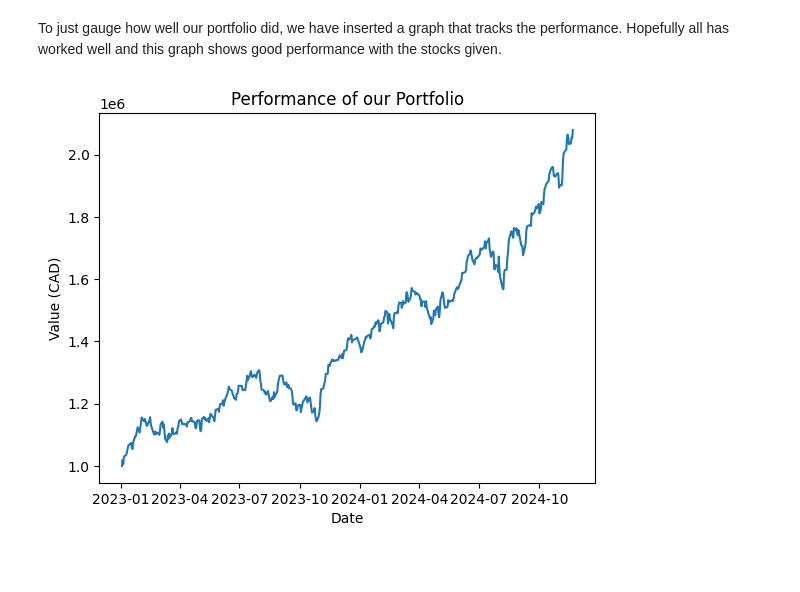
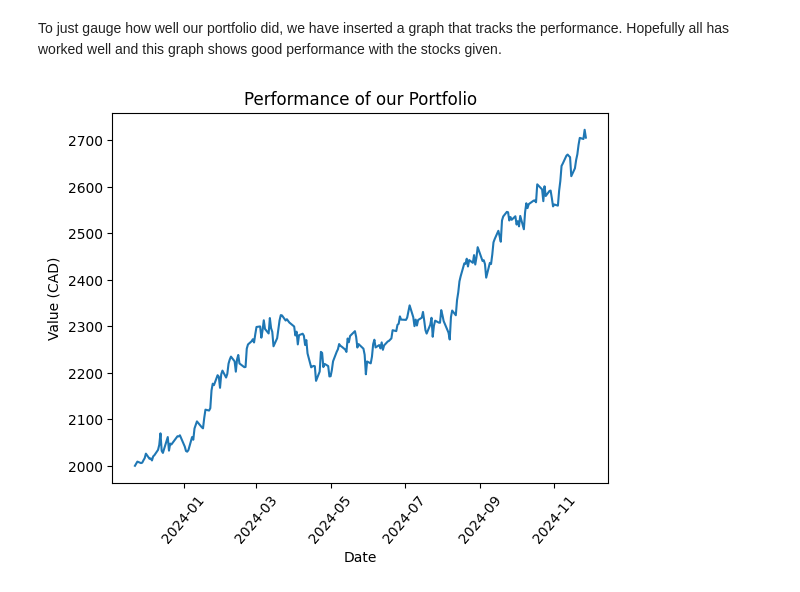
Before and after one commit to JasonLi14/Portfolio-Analyzer, a Jupyter notebook: Portfolio_Analyst.ipynb, the cells around one changed output. Drawn from its saved outputs; the diff is of its cells as text; code cells hidden in the pictures; blank space fills up the shorter version.

```diff
--- a/Portfolio_Analyst.ipynb
+++ b/Portfolio_Analyst.ipynb
@@ -151,10 +233,13 @@ This function will the remaining stocks have enough history and also converts al
 
 Throughout the file, we will be using the following dates to gather data. You can change the range of history by changing the value of the variables below:
 # %%
-start = '2023-01-01'
-end = '2024-11-22'
+start = '2018-01-01'
+end = '2023-11-22'
 cutoff = '2023-01-04'
-cash = 1000000
+
+test_start = end
+test_end = "2024-11-29"
+cash = 2000
 # %% [markdown]
 The following function will retrieve close prices for specific stocks. We will call it to retrieve data for the valid stocks from Tickers.csv determined above.
 # %%
@@ -1040,7 +1123,7 @@ def buy_shares(weightings_df, prices_df):
 
     return Portfolio_Final
 
-final_close_prices = get_close_prices(tickers=weightings_df.index, start='2024-11-15', end="2024-11-22", cutoff="2024-11-18")
+final_close_prices = get_close_prices(tickers=weightings_df.index, start=test_start, end=test_end, cutoff=test_end)
 
 # Generate the final portfolio
 Portfolio_Final = buy_shares(weightings_df, final_close_prices.iloc[-1])
@@ -1097,11 +1180,12 @@ To just gauge how well our portfolio did, we have inserted a graph that tracks t
 # %%
 weights = Portfolio_Final["Weight"].to_list()
 # For convenience, we do not factor the transaction prices
-final_stocks = applyWeightings(stock_close_prices, weights, cash)
+final_stocks = applyWeightings(final_close_prices, weights, cash)
 plt.plot(final_stocks.sum(axis=1))
 plt.title("Performance of our Portfolio")
+plt.xticks(rotation=50)
 plt.xlabel("Date")
 plt.ylabel("Value (CAD)")
 plt.show()
 # %% [output]
-[figure, old version]
+[figure, new version]
```
Also changed, not shown: parts of 19 cells of this notebook, 1 other file.
